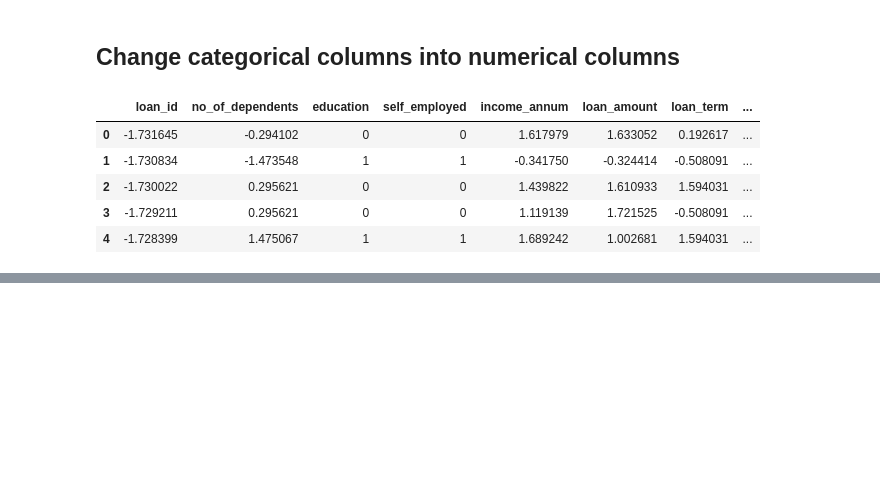
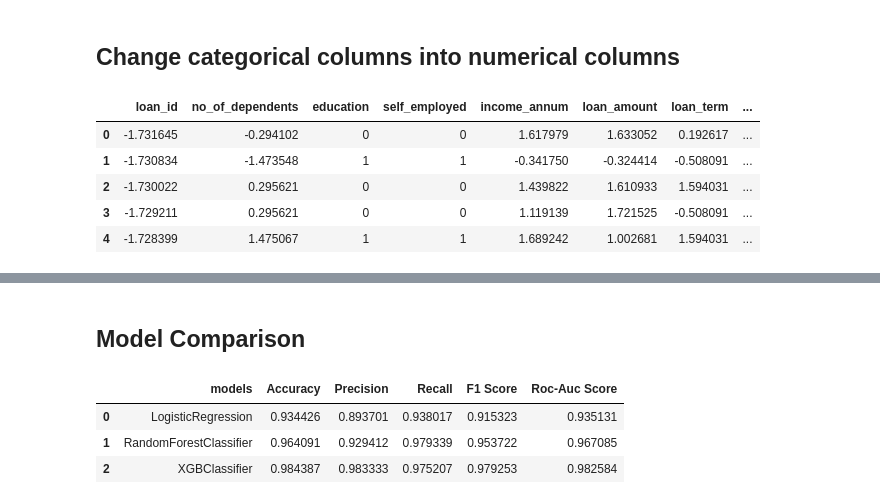
Before and after one commit to Shubhamchaurasia014/Loan-Approval-Prediction, a Jupyter notebook: loan_prediction.ipynb, the cells around one changed output, grey strips where cells are left out. Saved outputs shown, nothing was run; the diff lists cells and outputs as text; code cells hidden in the pictures; blank space fills up the shorter version.

```diff
--- a/loan_prediction.ipynb
+++ b/loan_prediction.ipynb
@@ -112,0 +266,2 @@ df_final.head()
+# %% [markdown]
+## Model Comparison
@@ -112,0 +297,9 @@ df_final.head()
+# %%
+# Make result's dataframe
+comparison_df = pd.DataFrame(results)
+comparison_df
+# %% [output]
+|  | models | Accuracy | Precision | Recall | F1 Score | Roc-Auc Score |
+| 0 | LogisticRegression | 0.934426 | 0.893701 | 0.938017 | 0.915323 | 0.935131 |
+| 1 | RandomForestClassifier | 0.964091 | 0.929412 | 0.979339 | 0.953722 | 0.967085 |
+| 2 | XGBClassifier | 0.984387 | 0.983333 | 0.975207 | 0.979253 | 0.982584 |
```
Also changed, not shown: parts of 15 cells of this notebook, 1 other file.
